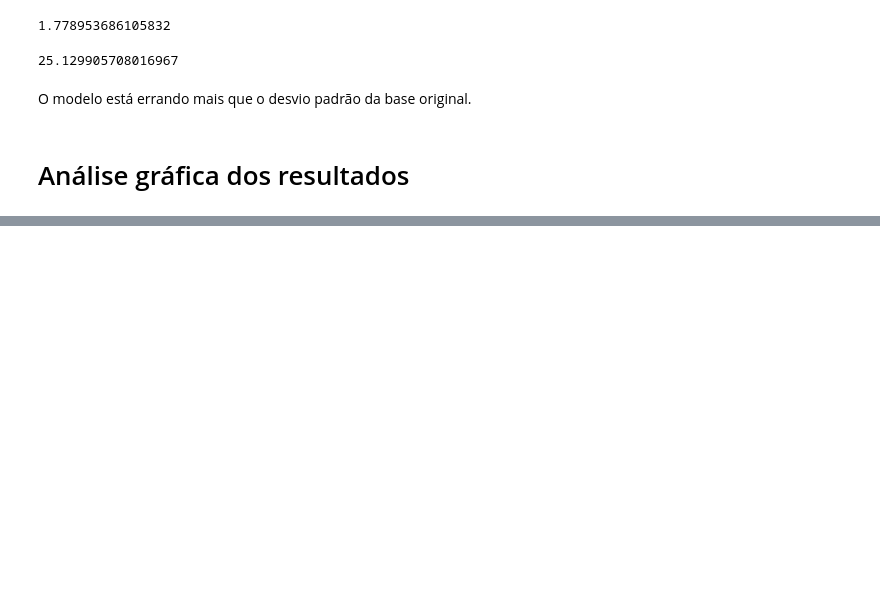
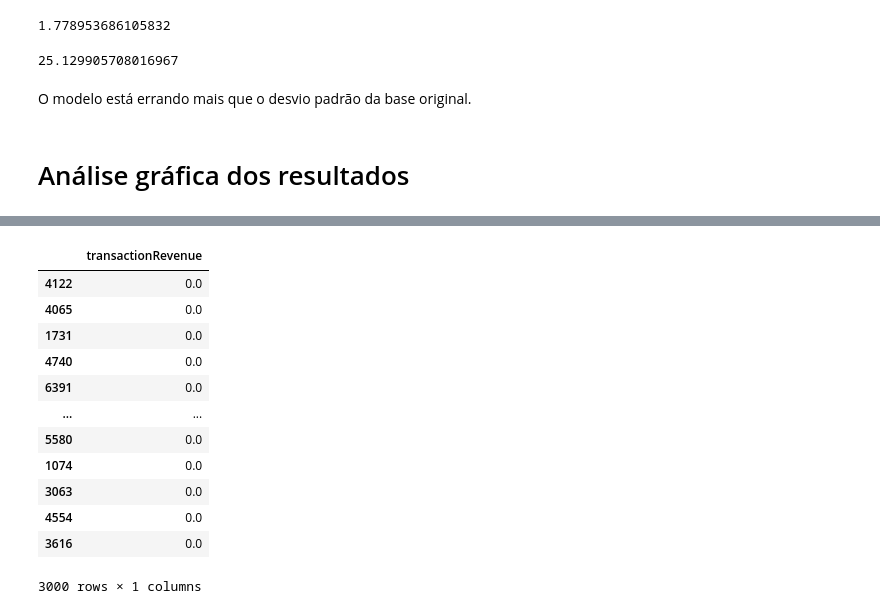
Before and after one commit to Pedro-A-D-S/Marketing-Analytics, a Jupyter notebook: revenue_google_prediction.ipynb, the cells around one changed output, grey strips where cells are left out. Saved outputs shown, nothing was run; the diff lists cells and outputs as text; code cells hidden in the pictures; blank space fills up the shorter version.

```diff
--- a/revenue_google_prediction.ipynb
+++ b/revenue_google_prediction.ipynb
@@ -699,0 +711,16 @@ O modelo está errando mais que o desvio padrão da base original.
+# %%
+y_test
+# %% [output]
+|  | transactionRevenue |
+| 4122 | 0.0 |
+| 4065 | 0.0 |
+| 1731 | 0.0 |
+| 4740 | 0.0 |
+| 6391 | 0.0 |
+| ... | ... |
+| 5580 | 0.0 |
+| 1074 | 0.0 |
+| 3063 | 0.0 |
+| 4554 | 0.0 |
+| 3616 | 0.0 |
+3000 rows × 1 columns
```
Also changed, not shown: parts of 6 cells of this notebook.
